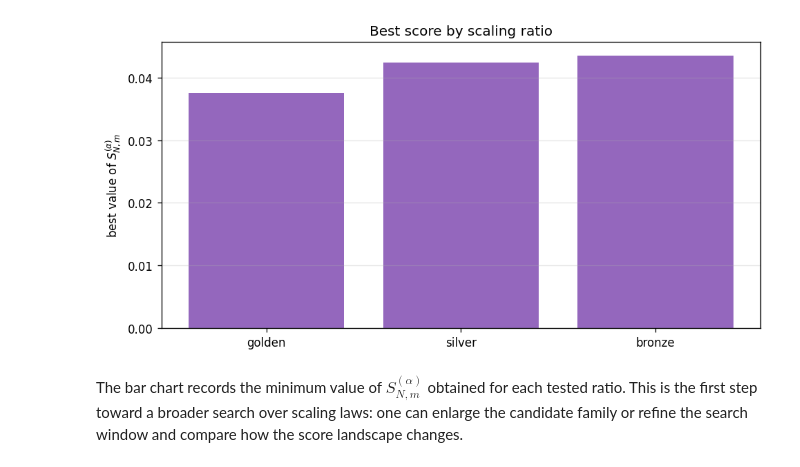
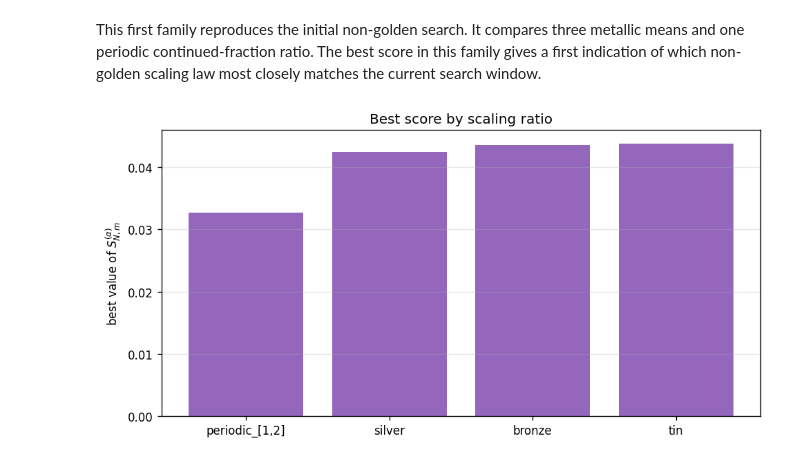
Before and after one commit to kirill-kondrashov/raw, a Jupyter notebook: notebooks/other_scaling_ratios.ipynb, the cells around one changed output. Cells and saved outputs as stored; diff of their text form; code cells hidden in the pictures.

Commit message:
Extend alternative ratio search
Co-authored-by: Copilot <223556219+Copilot@users.noreply.github.com>

```diff
--- a/notebooks/other_scaling_ratios.ipynb
+++ b/notebooks/other_scaling_ratios.ipynb
@@ -55,0 +37,24 @@ This cell evaluates the score for three candidate ratios: the golden, silver, an
+# %%
+family_one_ratios = [
+    ('silver', metallic_mean(2)),
+    ('bronze', metallic_mean(3)),
+    ('tin', metallic_mean(4)),
+    ('periodic_[1,2]', periodic_continued_fraction((1, 2))),
+]
+
+family_one = search_over_ratios(
+    BOUNDS,
+    SEARCH_BOUNDS,
+    N,
+    MAX_ITER,
+    R0,
+    family_one_ratios,
+    m=M,
+    patch_size=PATCH_SIZE,
+    angle_samples=ANGLE_SAMPLES,
+    grid_shape=GRID_SHAPE,
+)
+
+print_candidate_summary(family_one['results'])
+family_one_best = family_one['results'][0]
+print('\nBest ratio in Family 1:', family_one_best['name'])
@@ -56,7 +68,7 @@ This cell evaluates the score for three candidate ratios: the golden, silver, an
+# %% [markdown]
+This first family reproduces the initial non-golden search. It compares three metallic means and one periodic continued-fraction ratio. The best score in this family gives a first indication of which non-golden scaling law most closely matches the current search window.
 # %%
-plot_ratio_comparison(comparison['results'])
+plot_ratio_comparison(family_one['results'])
 plt.show()
 # %% [output]
-[figure, old version]
+[figure, new version]
-# %% [markdown]
-The bar chart records the minimum value of $S_{N,m}^{(\alpha)}$ obtained for each tested ratio. This is the first step toward a broader search over scaling laws: one can enlarge the candidate family or refine the search window and compare how the score landscape changes.
```
Also changed, not shown: parts of 29 cells of this notebook, 2 other files.
